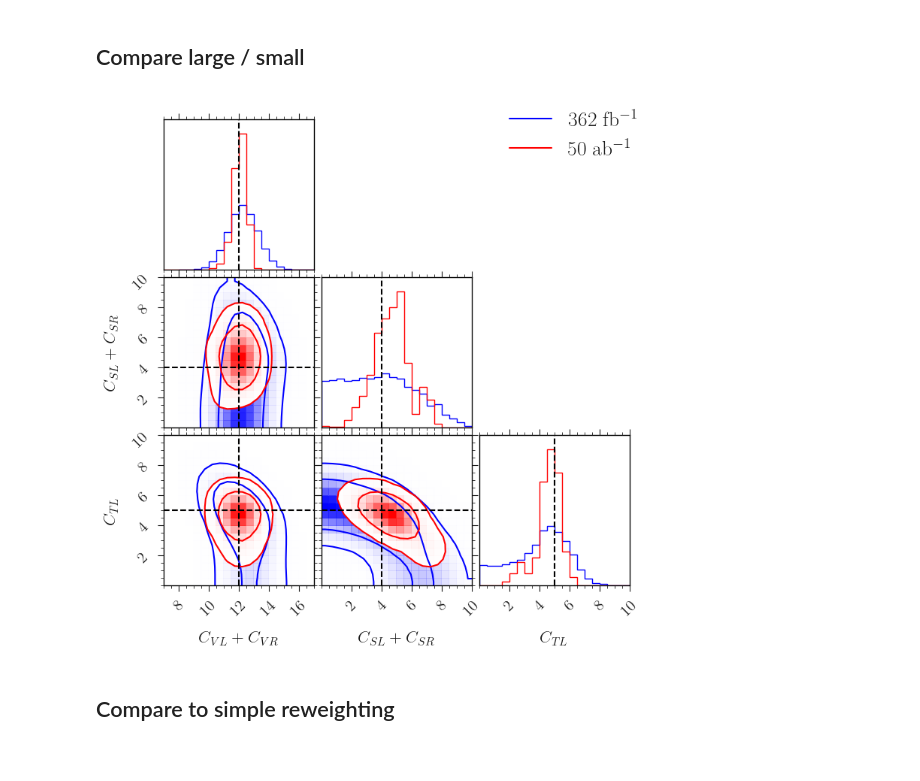
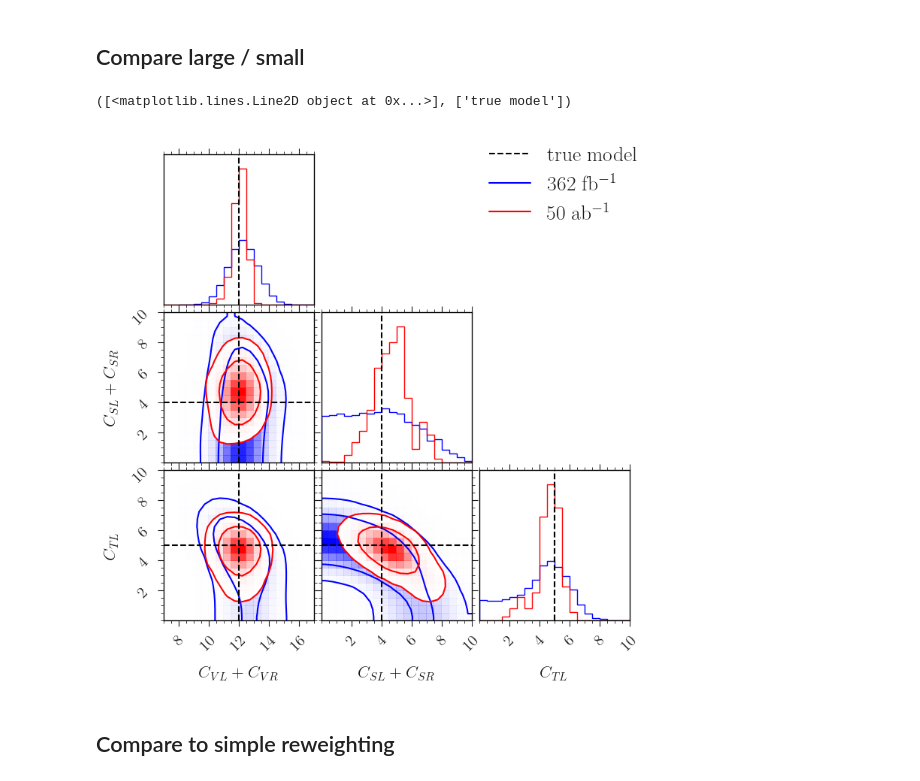
Before and after one commit to lorenzennio/redist, a Jupyter notebook: examples/knunu_plot_samples.ipynb, the cells around one changed output. Cells and saved outputs as stored; diff of their text form; code cells hidden in the pictures.

```diff
--- a/examples/knunu_plot_samples.ipynb
+++ b/examples/knunu_plot_samples.ipynb
@@ -112,35 +112,36 @@ fig = corner.corner(post_data_small.posterior,
                     color='blue',
                     plot_datapoints=False
                     );
 
 fig = corner.corner(post_data_large.posterior,
                     var_names=['cvl', 'csl', 'ctl'],
                     bins=20,
                     levels=(0.68, 0.95),
                     range = [(7., 17), (0,10), (0,10)],
                     smooth=1.5,
                     labels=labels,
                     color='red',
                     plot_datapoints=False,
                     fig=fig
                     );
 
 truewcs = [12, 4, 5]
 corner.overplot_lines(fig, truewcs, color='k', label='true model', linestyle='--')
 # corner.overplot_points(fig, truewcs[None], marker="s", color="C1")
 
 fig.legend(
-        handles=[
+        handles = fig.axes[0].get_legend_handles_labels()[0] + [
             mlines.Line2D([], [], color='blue', label=r'362 fb$^{-1}$'),
             mlines.Line2D([], [], color='red', label=r'50 ab$^{-1}$'),
         ],
         fontsize=20, loc="upper right"
     )
 
 plt.savefig(file)
 plt.show()
 # %% [output]
+([<matplotlib.lines.Line2D object at 0x...>], ['true model'])
-[figure, old version]
+[figure, new version]
 # %% [markdown]
 ## Compare to simple reweighting
 # %%
```
Also changed, not shown: parts of 1 cell of this notebook.
